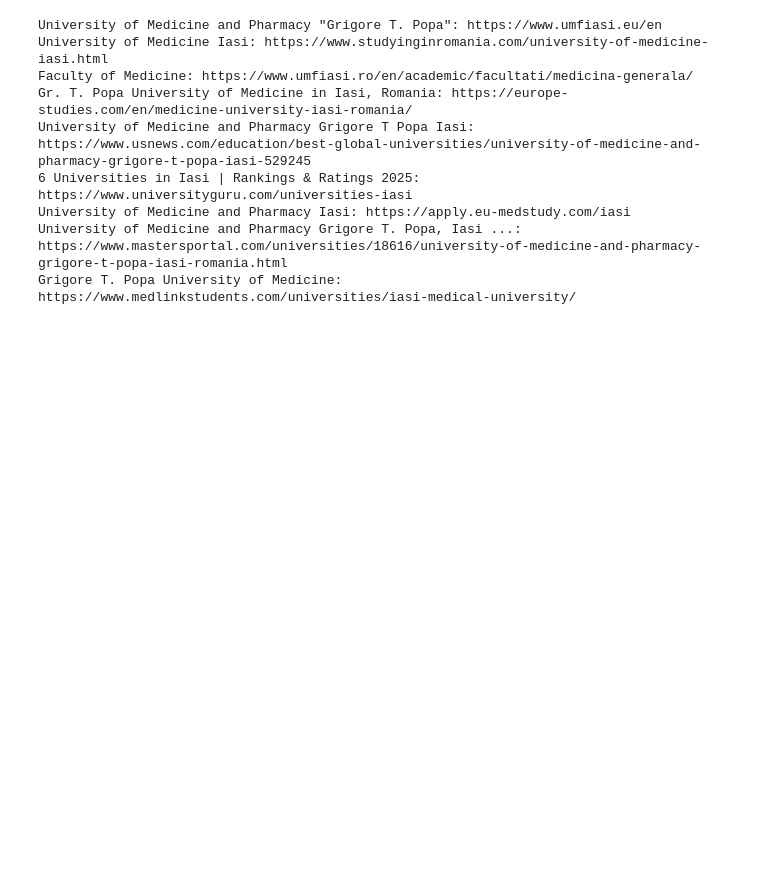
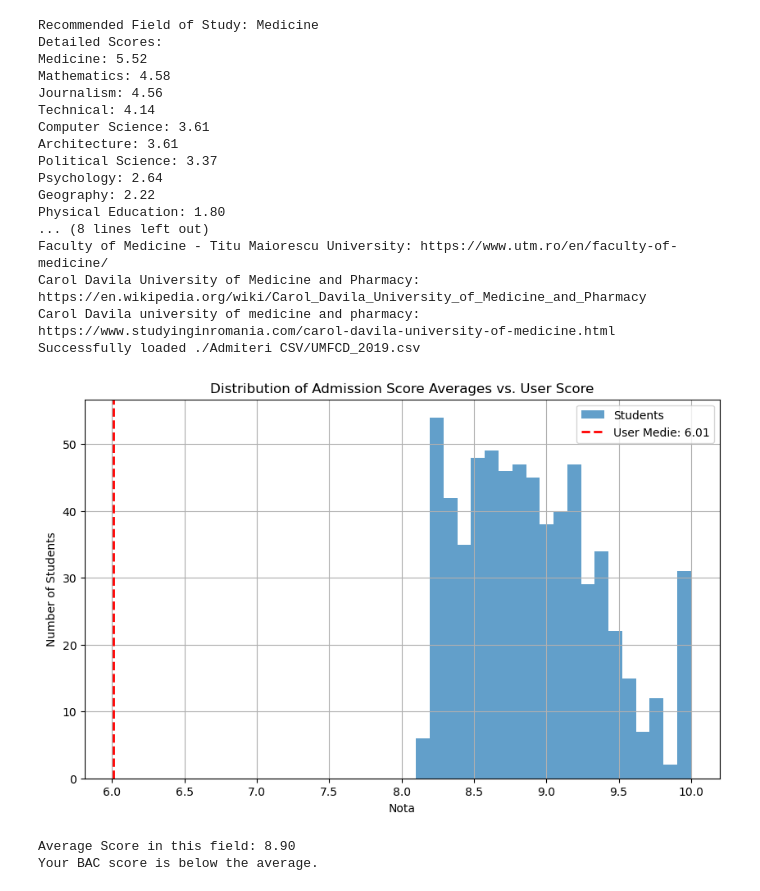
Before and after one commit to victor1606/University-Recommender-System, a Jupyter notebook: recommendation_logic.ipynb, the cells around one changed output. Drawn from its saved outputs; the diff is of its cells as text; code cells hidden in the pictures; blank space fills up the shorter version.

Commit message:
better recommendation

```diff
--- a/recommendation_logic.ipynb
+++ b/recommendation_logic.ipynb
@@ -251,20 +166,3 @@ def search_universities_near_city(city, interest):
             universities.append({'Title': result.get('title'), 'Link': link})
 
     return universities
-# %%
-# Example usage
-filtered_results = search_universities_near_city("Iasi", "medicina")
-
-# Print the filtered results
-for uni in filtered_results:
-    print(f"{uni['Title']}: {uni['Link']}")
-# %% [output]
-University of Medicine and Pharmacy "Grigore T. Popa": https://www.umfiasi.eu/en
-University of Medicine Iasi: https://www.studyinginromania.com/university-of-medicine-iasi.html
-Faculty of Medicine: https://www.umfiasi.ro/en/academic/facultati/medicina-generala/
-Gr. T. Popa University of Medicine in Iasi, Romania: https://europe-studies.com/en/medicine-university-iasi-romania/
-University of Medicine and Pharmacy Grigore T Popa Iasi: https://www.usnews.com/education/best-global-universities/university-of-medicine-and-pharmacy-grigore-t-popa-iasi-529245
-6 Universities in Iasi | Rankings & Ratings 2025: https://www.universityguru.com/universities-iasi
-University of Medicine and Pharmacy Iasi: https://apply.eu-medstudy.com/iasi
-University of Medicine and Pharmacy Grigore T. Popa, Iasi ...: https://www.mastersportal.com/universities/18616/university-of-medicine-and-pharmacy-grigore-t-popa-iasi-romania.html
-Grigore T. Popa University of Medicine: https://www.medlinkstudents.com/universities/iasi-medical-university/
@@ -270,0 +241,22 @@ Grigore T. Popa University of Medicine: https://www.medlinkstudents.com/universi
+# %%
+def create_radar_chart(df, user_data):
+    labels = numeric_columns
+    stats = [user_data[label] for label in labels]
+    dataset_avg = df[labels].mean().tolist()
+
+    angles = np.linspace(0, 2 * np.pi, len(labels), endpoint=False).tolist()
+    stats += stats[:1]
+    dataset_avg += dataset_avg[:1]
+    angles += angles[:1]
+
+    fig, ax = plt.subplots(figsize=(6, 6), subplot_kw=dict(polar=True))
+    ax.plot(angles, stats, 'o-', linewidth=2, label='User')
+    ax.plot(angles, dataset_avg, 'o-', linewidth=2, label='Dataset Average')
+    ax.fill(angles, stats, alpha=0.25)
+    ax.fill(angles, dataset_avg, alpha=0.25)
+    ax.set_thetagrids(np.degrees(angles[:-1]), labels)
+    ax.set_title('Radar Chart: User vs Dataset Average')
+    ax.legend(loc='upper right', bbox_to_anchor=(1.1, 1.1))
+
+    plt.tight_layout()
+    plt.show()
@@ -270,0 +356,24 @@ Grigore T. Popa University of Medicine: https://www.medlinkstudents.com/universi
+# %%
+city = "Bucharest"
+full_recommendation(city, user2)
+# %% [output]
+Recommended Field of Study: Medicine
+Detailed Scores:
+Medicine: 5.52
+Mathematics: 4.58
+Journalism: 4.56
+Technical: 4.14
+Computer Science: 3.61
+Architecture: 3.61
+Political Science: 3.37
+Psychology: 2.64
+Geography: 2.22
+Physical Education: 1.80
+... (8 lines left out)
+Faculty of Medicine - Titu Maiorescu University: https://www.utm.ro/en/faculty-of-medicine/
+Carol Davila University of Medicine and Pharmacy: https://en.wikipedia.org/wiki/Carol_Davila_University_of_Medicine_and_Pharmacy
+Carol Davila university of medicine and pharmacy: https://www.studyinginromania.com/carol-davila-university-of-medicine.html
+Successfully loaded ./Admiteri CSV/UMFCD_2019.csv
+[figure, added]
+Average Score in this field: 8.90
+Your BAC score is below the average.
```
Also changed, not shown: parts of 11 cells of this notebook.
